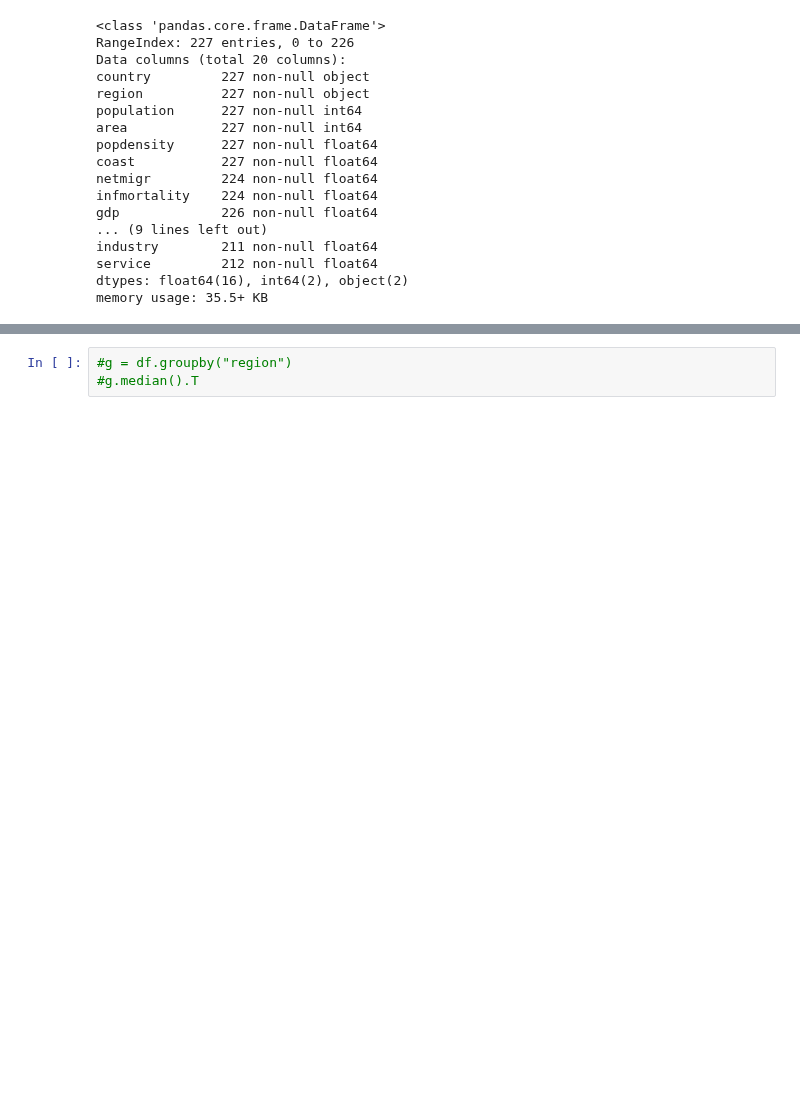
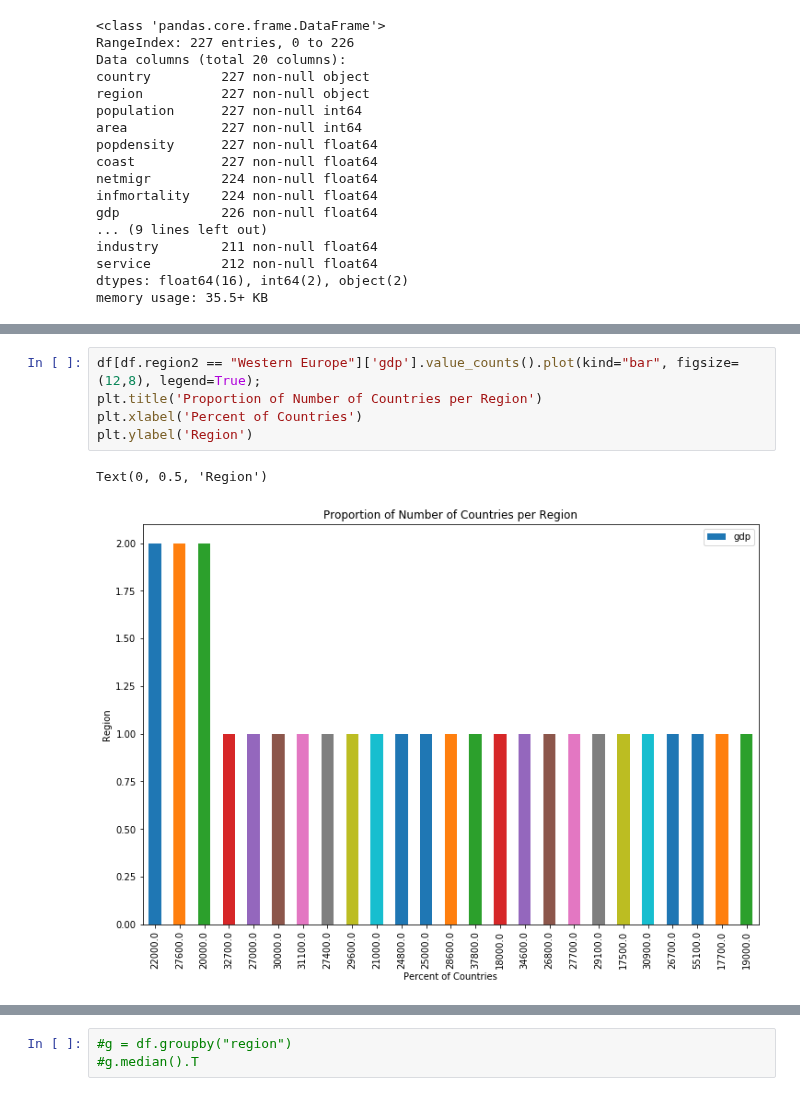
Before and after one commit to ksatola/Countries-of-the-World, a Jupyter notebook: EDA.ipynb, the cells around one changed output, grey strips where cells are left out. Drawn from its saved outputs; the diff is of its cells as text; blank space fills up the shorter version.

```diff
--- a/EDA.ipynb
+++ b/EDA.ipynb
@@ -276,0 +408,8 @@ Name: region, dtype: int64
+# %%
+df[df.region2 == "Western Europe"]['gdp'].value_counts().plot(kind="bar", figsize=(12,8), legend=True);
+plt.title('Proportion of Number of Countries per Region')
+plt.xlabel('Percent of Countries')
+plt.ylabel('Region')
+# %% [output]
+Text(0, 0.5, 'Region')
+[figure, added]
```
Also changed, not shown: parts of 26 cells of this notebook.
